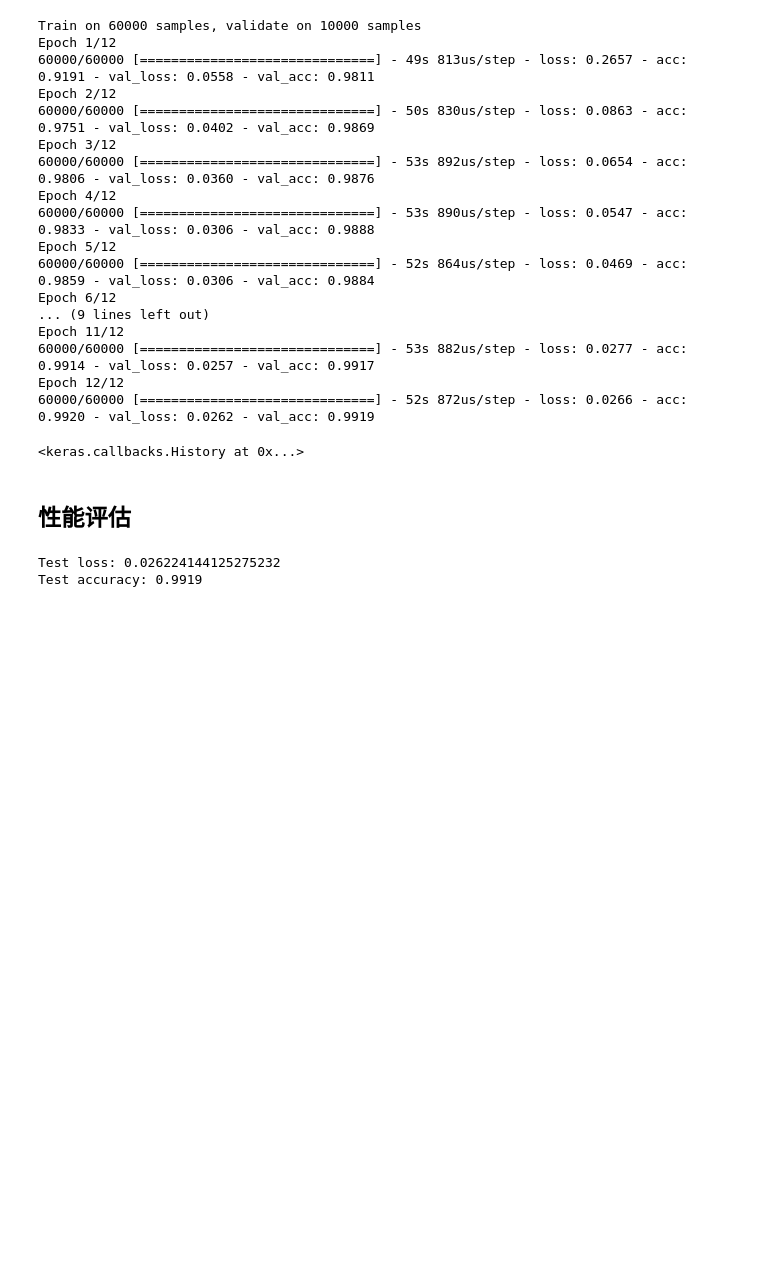
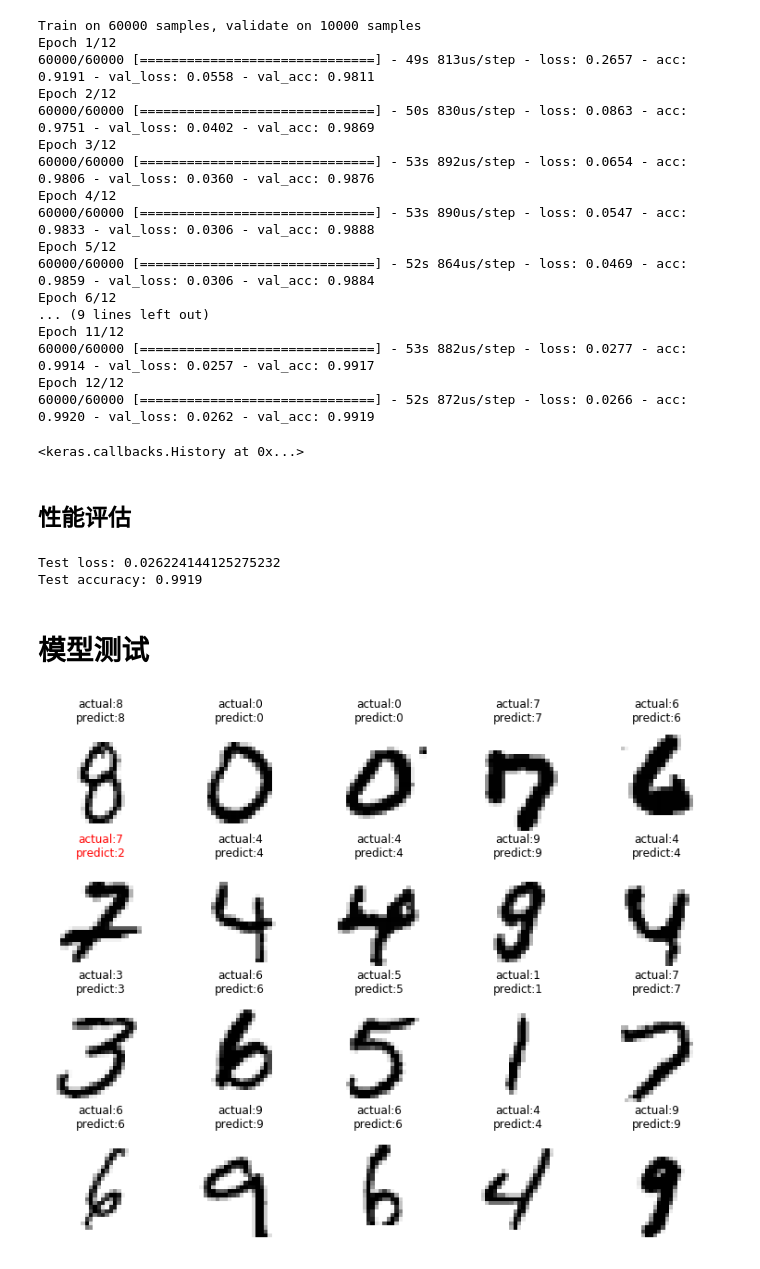
Before and after one commit to doubleZ0108/iLab-SummerResearch, a Jupyter notebook: MNIST/notebook/minst_cnn.ipynb, the cells around one changed output. Drawn from its saved outputs; the diff is of its cells as text; code cells hidden in the pictures; blank space fills up the shorter version.

```diff
--- a/MNIST/notebook/minst_cnn.ipynb
+++ b/MNIST/notebook/minst_cnn.ipynb
@@ -153,3 +164,48 @@ print('Test accuracy:', score[1])
 # %% [output]
 Test loss: 0.026224144125275232
 Test accuracy: 0.9919
+# %% [markdown]
+# 模型测试
+# %%
+import math
+import matplotlib.pyplot as plt
+import numpy as np
+import random
+
+'''画出单个数字'''
+def drawDigit3(position, image, title, isTrue):
+    plt.subplot(*position)    # 指定子图位置
+    plt.imshow(image.reshape(-1, 28), cmap='gray_r')    # 把数字矩阵绘制成图
+    plt.axis('off')    # 不显示坐标轴
+
+    # 如果预测正确则标题为黑色, 否则为红色
+    if not isTrue:
+        plt.title(title, color='red')
+    else:
+        plt.title(title)
+
+def batchDraw3(batch_size, test_X, test_y):
+    selected_index = random.sample(range(len(test_y)), k=batch_size)
+    images = test_X[selected_index]
+    labels = test_y[selected_index]
+    predict_labels = model.predict(images)
+    image_number = images.shape[0]
+    row_number = math.ceil(image_number ** 0.5)
+    column_number = row_number
+    plt.figure(figsize=(row_number+8, column_number+8))
+    for i in range(row_number):
+        for j in range(column_number):
+            index = i * column_number + j
+            if index < image_number:
+                position = (row_number, column_number, index+1)
+                image = images[index]
+                actual = np.argmax(labels[index])
+                predict = np.argmax(predict_labels[index])
+                isTrue = actual==predict
+                title = 'actual:%d\npredict:%d' %(actual,predict)
+                drawDigit3(position, image, title, isTrue)
+
+batchDraw3(20, x_test, y_test)
+plt.show()
+# %% [output]
+[figure, added]
```
Also changed, not shown: parts of 5 cells of this notebook.
